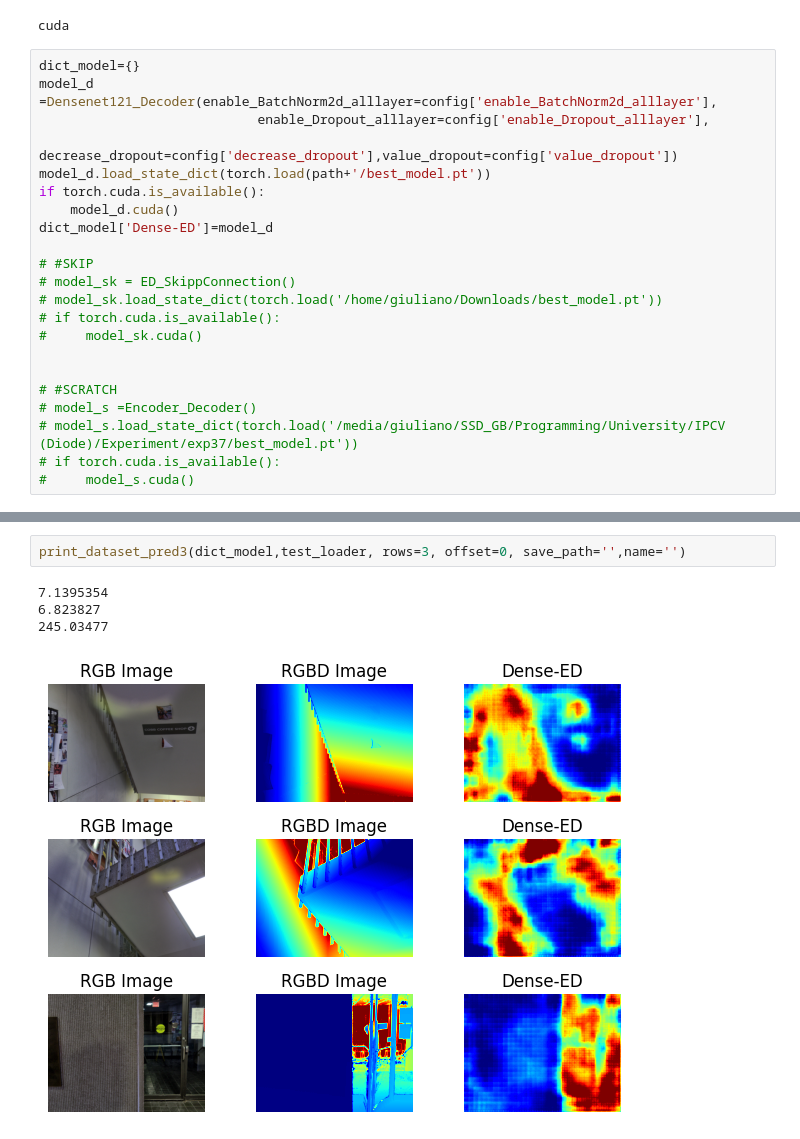
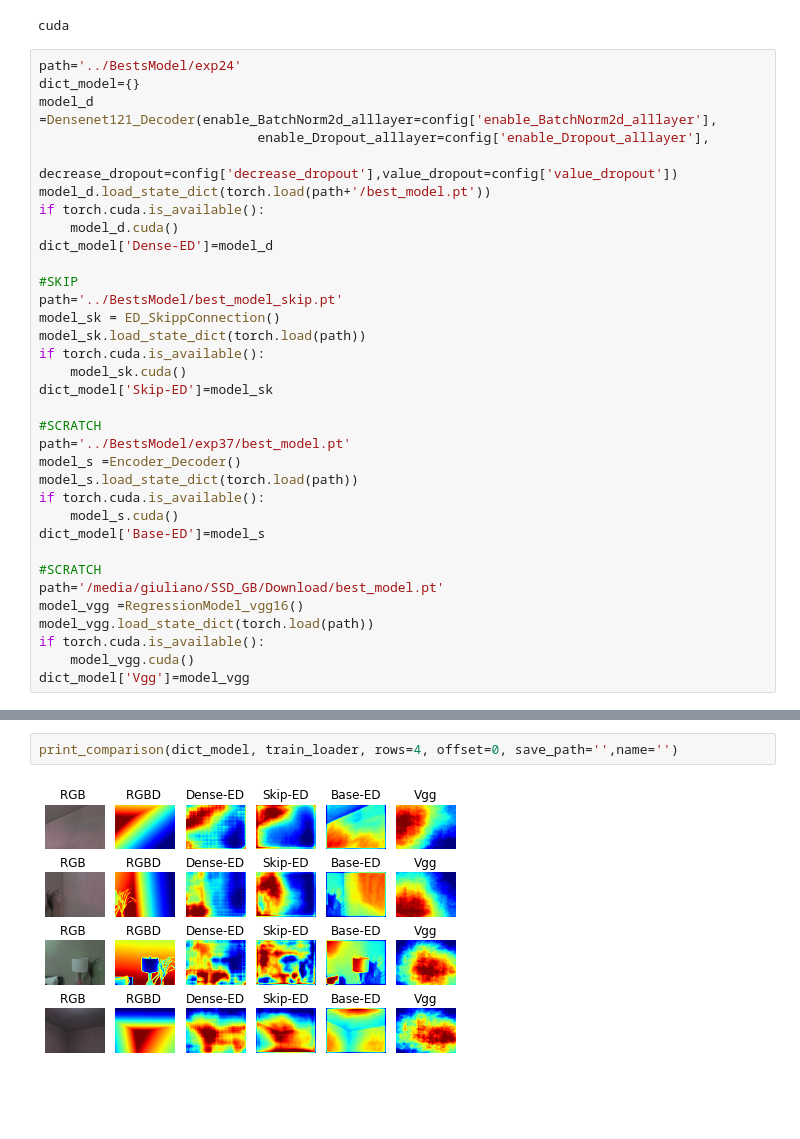
Before and after one commit to GiulianoDiGiuseppe/Diode, a Jupyter notebook: FinalCode/Detect.ipynb, the cells around one changed output, grey strips where cells are left out. Drawn from its saved outputs; the diff is of its cells as text; blank space fills up the shorter version.

Commit message:
comparison implemented

```diff
--- a/FinalCode/Detect.ipynb
+++ b/FinalCode/Detect.ipynb
@@ -57,6 +57,7 @@ test_loader = torch.utils.data.DataLoader(test_set, batch_size=batch_size, shuff
 # %% [output]
 cuda
 # %%
+path='../BestsModel/exp24'
 dict_model={}
 model_d =Densenet121_Decoder(enable_BatchNorm2d_alllayer=config['enable_BatchNorm2d_alllayer'],
                             enable_Dropout_alllayer=config['enable_Dropout_alllayer'],
@@ -66,15 +67,26 @@ if torch.cuda.is_available():
     model_d.cuda()
 dict_model['Dense-ED']=model_d
 
-# #SKIP
-# model_sk = ED_SkippConnection()
-# model_sk.load_state_dict(torch.load('/home/giuliano/Downloads/best_model.pt'))
-# if torch.cuda.is_available():
-#     model_sk.cuda()
+#SKIP
+path='../BestsModel/best_model_skip.pt'
+model_sk = ED_SkippConnection()
+model_sk.load_state_dict(torch.load(path))
+if torch.cuda.is_available():
+    model_sk.cuda()
+dict_model['Skip-ED']=model_sk
 
+#SCRATCH
+path='../BestsModel/exp37/best_model.pt'
+model_s =Encoder_Decoder()
+model_s.load_state_dict(torch.load(path))
+if torch.cuda.is_available():
+    model_s.cuda()
+dict_model['Base-ED']=model_s
 
-# #SCRATCH
-# model_s =Encoder_Decoder()
-# model_s.load_state_dict(torch.load('/media/giuliano/SSD_GB/Programming/University/IPCV (Diode)/Experiment/exp37/best_model.pt'))
-# if torch.cuda.is_available():
-#     model_s.cuda()
+#SCRATCH
+path='/media/giuliano/SSD_GB/Download/best_model.pt'
+model_vgg =RegressionModel_vgg16()
+model_vgg.load_state_dict(torch.load(path))
+if torch.cuda.is_available():
+    model_vgg.cuda()
+dict_model['Vgg']=model_vgg
@@ -143,7 +93,4 @@ def print_dataset_pred3(dic_model,loader, rows=6, offset=0, model_path='/best_mo
 # %%
-print_dataset_pred3(dict_model,test_loader, rows=3, offset=0, save_path='',name='')
+print_comparison(dict_model, train_loader, rows=4, offset=0, save_path='',name='')
 # %% [output]
-7.1395354
-6.823827
-245.03477
-[figure, old version]
+[figure, new version]
```
Also changed, not shown: parts of 3 cells of this notebook, 28 other files.
